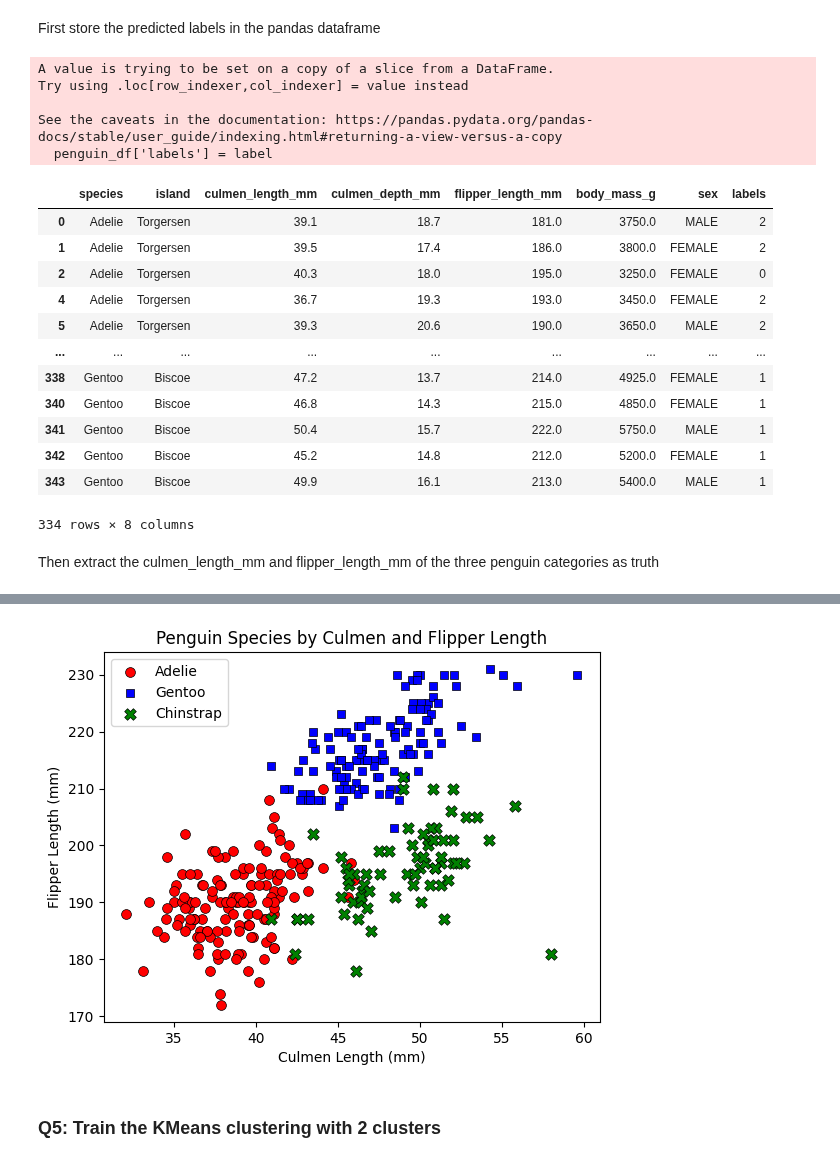
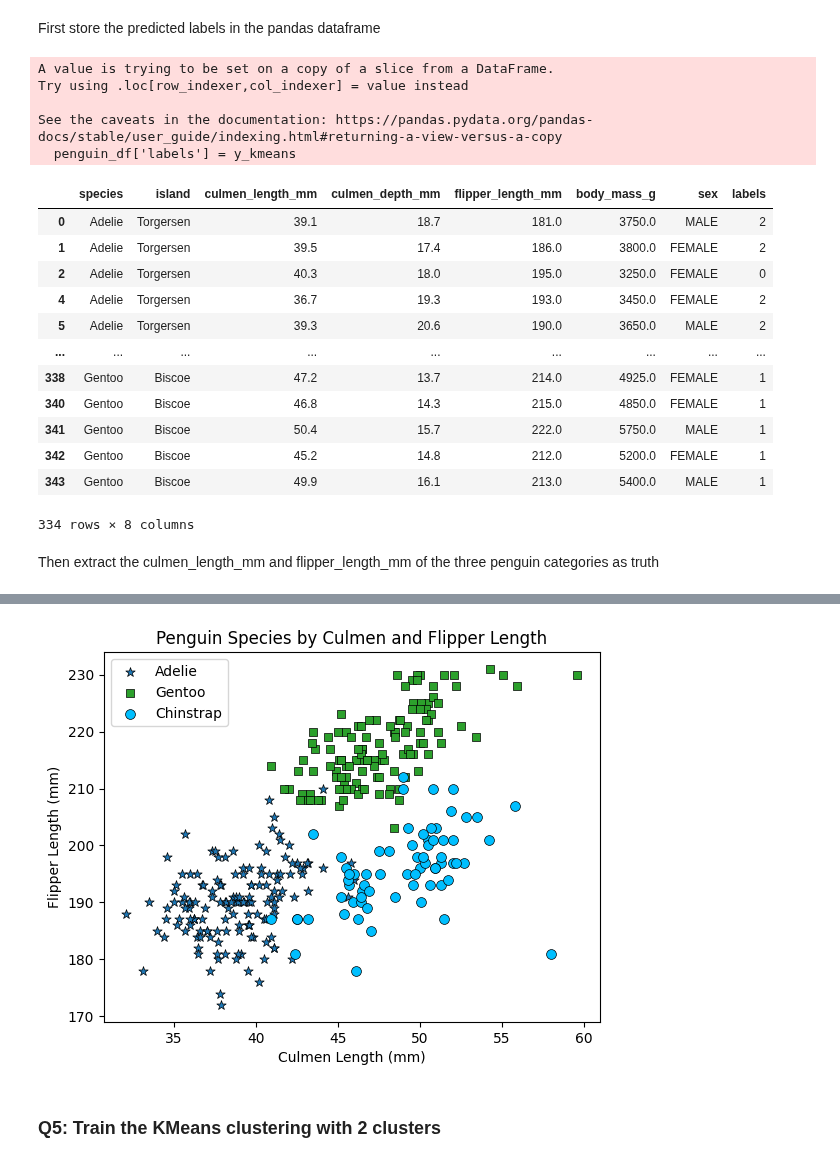
Before and after one commit to noegaill/2025_Intro_Python, a Jupyter notebook: notebook/W4_S1.ipynb, the cells around one changed output, grey strips where cells are left out. Saved outputs shown, nothing was run; the diff lists cells and outputs as text; code cells hidden in the pictures.

```diff
--- a/notebook/W4_S1.ipynb
+++ b/notebook/W4_S1.ipynb
@@ -184,7 +186,7 @@ Based on the silhouette and elbow analysis, it seems the either 2 or 3 clusters
 # Train a k-means clustering model
 kmeans = KMeans(n_clusters=3)
 kmeans.fit(X)
-
+y_kmeans = kmeans.predict(X)
 # Use the model to label all data points
 label = kmeans.labels_
 # %% [markdown]
@@ -192,14 +194,14 @@ Now, our penguin dataset is labelled. So we can compare our clustering results w
 # %% [markdown]
 First store the predicted labels in the pandas dataframe
 # %%
-penguin_df['labels'] = label
+penguin_df['labels'] = y_kmeans
 penguin_df
 # %% [output]
 A value is trying to be set on a copy of a slice from a DataFrame.
 Try using .loc[row_indexer,col_indexer] = value instead
 
 See the caveats in the documentation: https://pandas.pydata.org/pandas-docs/stable/user_guide/indexing.html#returning-a-view-versus-a-copy
-  penguin_df['labels'] = label
+  penguin_df['labels'] = y_kmeans
 |  | species | island | culmen_length_mm | culmen_depth_mm | flipper_length_mm | body_mass_g | sex | labels |
 | 0 | Adelie | Torgersen | 39.1 | 18.7 | 181.0 | 3750.0 | MALE | 2 |
 | 1 | Adelie | Torgersen | 39.5 | 17.4 | 186.0 | 3800.0 | FEMALE | 2 |
@@ -229,16 +225,29 @@ Recreate the figure below
 
 ![plot3.png](embedded-picture-1)
 # %%
-#
-plt.scatter(Adelie_data['culmen_length_mm'], Adelie_data['flipper_length_mm'],c='red',s=50,marker='o',label='Adelie', edgecolors='k',linewidths=0.5)
-plt.scatter(Gentoo_data['culmen_length_mm'], Gentoo_data['flipper_length_mm'],c='blue',s=30,marker='s',label='Gentoo', edgecolors='k',linewidths=0.5)
-plt.scatter(Chinstrap_data['culmen_length_mm'], Chinstrap_data['flipper_length_mm'],c='green',s=70,marker='X',label='Chinstrap', edgecolors='k',linewidths=0.5)
+# Train k-means clustering algorithm here
+# Train a k-means clustering model
+kmeans = KMeans(n_clusters=3)
+kmeans.fit(X)
+y_kmeans = kmeans.predict(X)
+# Use the model to label all data points
+label = kmeans.labels_
+
+penguin_df['label'] = y_kmeans
+penguin_df
+
+Adelie, Gentoo, Chinstrap = penguin_df[penguin_df['species']=='Adelie'], penguin_df[penguin_df['species']=='Gentoo'], \
+penguin_df[penguin_df['species']=='Chinstrap']
+
+plt.scatter(Adelie['culmen_length_mm'], Adelie['flipper_length_mm'],s=50,marker='*',label='Adelie',c=penguin_df[penguin_df['species']=='Adelie']['label'],edgecolors='k',linewidths=0.5)
+plt.scatter(Gentoo['culmen_length_mm'], Gentoo['flipper_length_mm'],s=30,marker='s',label='Gentoo',c=penguin_df[penguin_df['species']=='Gentoo']['label'],edgecolors='k',linewidths=0.5)
+plt.scatter(Chinstrap['culmen_length_mm'], Chinstrap['flipper_length_mm'],s=50,marker='o',label='Chinstrap',c=penguin_df[penguin_df['species']=='Chinstrap']['label'],edgecolors='k',linewidths=0.5)
 plt.title('Penguin Species by Culmen and Flipper Length')
 plt.ylabel('Flipper Length (mm)')
 plt.xlabel('Culmen Length (mm)')
 plt.legend()
 plt.show()
 # %% [output]
-[figure, old version]
+[figure, new version]
 # %% [markdown]
 ### Q5: Train the KMeans clustering with 2 clusters
```
Also changed, not shown: parts of 6 cells of this notebook.
